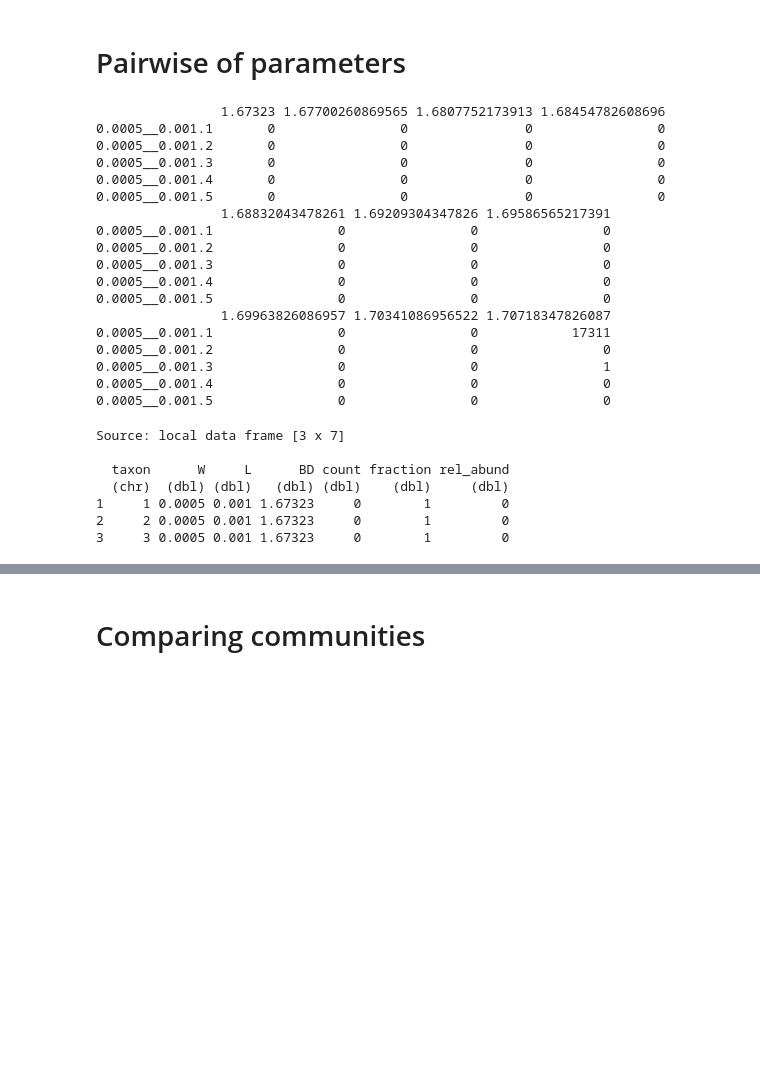
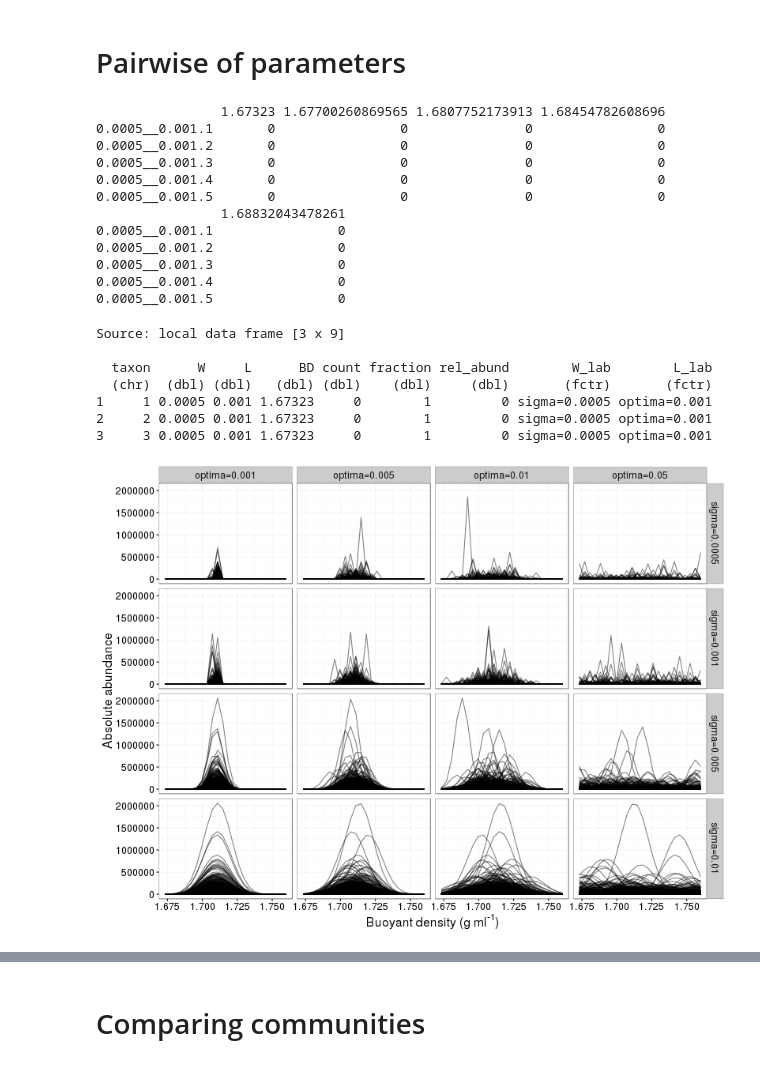
Before and after one commit to nick-youngblut/SIPSim, a Jupyter notebook: ipynb/theory/compositional_data_analysis/compare_gradients_PW-PL.ipynb, the cells around one changed output, grey strips where cells are left out. Saved outputs shown, nothing was run; the diff lists cells and outputs as text; code cells hidden in the pictures; blank space fills up the shorter version.

```diff
--- a/ipynb/theory/compositional_data_analysis/compare_gradients_PW-PL.ipynb
+++ b/ipynb/theory/compositional_data_analysis/compare_gradients_PW-PL.ipynb
@@ -71,7 +93,7 @@ for (i in 1:nrow(params)){
     }
 df = do.call(rbind, df)
 
-df[1:5,1:10]
+df[1:5,1:5]
 # %% [output]
                 1.67323 1.67700260869565 1.6807752173913 1.68454782608696
 0.0005__0.001.1       0                0               0                0
@@ -79,18 +101,12 @@ df[1:5,1:10]
 0.0005__0.001.3       0                0               0                0
 0.0005__0.001.4       0                0               0                0
 0.0005__0.001.5       0                0               0                0
-                1.68832043478261 1.69209304347826 1.69586565217391
-0.0005__0.001.1                0                0                0
-0.0005__0.001.2                0                0                0
-0.0005__0.001.3                0                0                0
-0.0005__0.001.4                0                0                0
-0.0005__0.001.5                0                0                0
-                1.69963826086957 1.70341086956522 1.70718347826087
-0.0005__0.001.1                0                0            17311
-0.0005__0.001.2                0                0                0
-0.0005__0.001.3                0                0                1
-0.0005__0.001.4                0                0                0
-0.0005__0.001.5                0                0                0
+                1.68832043478261
+0.0005__0.001.1                0
+0.0005__0.001.2                0
+0.0005__0.001.3                0
+0.0005__0.001.4                0
+0.0005__0.001.5                0
 # %%
 %%R
 # formatting table
@@ -109,17 +125,37 @@ df = df %>%
     group_by(fraction, W, L) %>%
     mutate(rel_abund = count / sum(count),
            rel_abund = ifelse(is.na(rel_abund), 0, rel_abund)) %>%
-    ungroup()
+    ungroup() %>%
+    mutate(W_lab = gsub('^', 'sigma=', W),
+           L_lab = gsub('^', 'optima=', L),
+           W_lab = W_lab %>% reorder(W),
+           L_lab = L_lab %>% reorder(L))
 
 df %>% head(n=3)
 # %% [output]
-Source: local data frame [3 x 7]
+Source: local data frame [3 x 9]
 
-  taxon      W     L      BD count fraction rel_abund
-  (chr)  (dbl) (dbl)   (dbl) (dbl)    (dbl)     (dbl)
-1     1 0.0005 0.001 1.67323     0        1         0
-2     2 0.0005 0.001 1.67323     0        1         0
-3     3 0.0005 0.001 1.67323     0        1         0
+  taxon      W     L      BD count fraction rel_abund        W_lab        L_lab
+  (chr)  (dbl) (dbl)   (dbl) (dbl)    (dbl)     (dbl)       (fctr)       (fctr)
+1     1 0.0005 0.001 1.67323     0        1         0 sigma=0.0005 optima=0.001
+2     2 0.0005 0.001 1.67323     0        1         0 sigma=0.0005 optima=0.001
+3     3 0.0005 0.001 1.67323     0        1         0 sigma=0.0005 optima=0.001
+# %%
+%%R -w 800 -h 600
+
+x.lab = expression(paste('Buoyant density (g ml' ^ '-1', ')'))
+
+p.abs = ggplot(df, aes(BD, count, group=taxon)) +
+    geom_line(alpha=0.5) +
+    facet_grid(W_lab ~ L_lab) +
+    labs(x=x.lab, y='Absolute abundance') +
+    theme_bw() +
+    theme(
+        text = element_text(size=16)
+    )
+p.abs
+# %% [output]
+[figure, added]
 # %%
 %%R -w 800 -h 600
 
```
Also changed, not shown: parts of 47 cells of this notebook, 7 other files.
